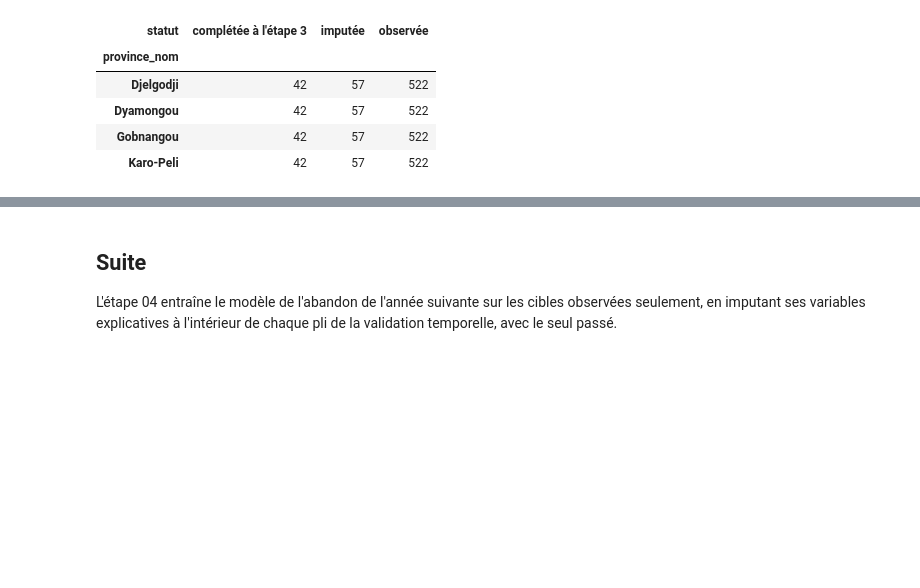
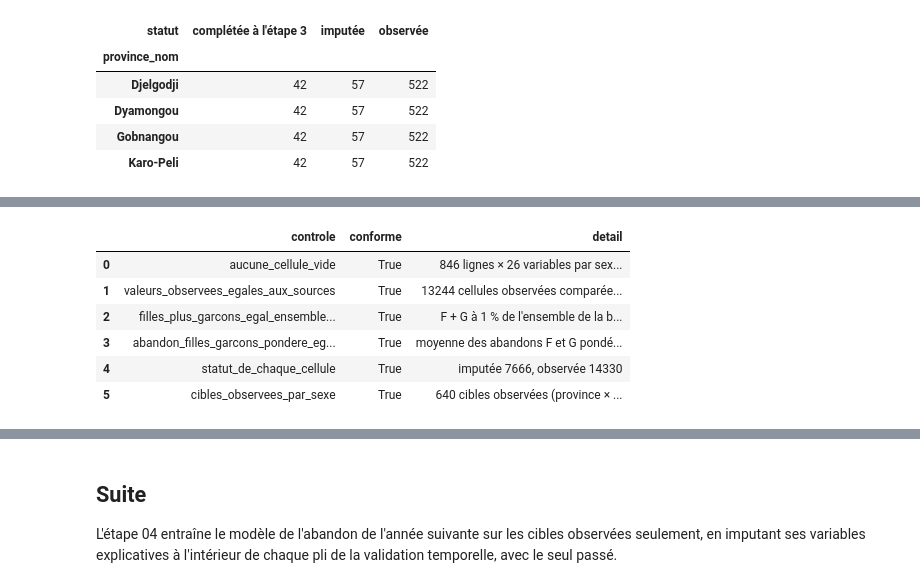
Before and after one commit to datachallenge-edu-bf/sentinelle-scolaire-defi1, a Jupyter notebook: notebooks/03b_apurement.ipynb, the cells around one changed output, grey strips where cells are left out. Cells and saved outputs as stored; diff of their text form; code cells hidden in the pictures; blank space fills up the shorter version.

```diff
--- a/notebooks/03b_apurement.ipynb
+++ b/notebooks/03b_apurement.ipynb
@@ -204,0 +211,10 @@ pd.crosstab(scindees["province_nom"], scindees["statut"])
+# %%
+tables["controles_apurement_par_sexe"]
+# %% [output]
+|  | controle | conforme | detail |
+| 0 | aucune_cellule_vide | True | 846 lignes × 26 variables par sex... |
+| 1 | valeurs_observees_egales_aux_sources | True | 13244 cellules observées comparée... |
+| 2 | filles_plus_garcons_egal_ensemble... | True | F + G à 1 % de l'ensemble de la b... |
+| 3 | abandon_filles_garcons_pondere_eg... | True | moyenne des abandons F et G pondé... |
+| 4 | statut_de_chaque_cellule | True | imputée 7666, observée 14330 |
+| 5 | cibles_observees_par_sexe | True | 640 cibles observées (province × ... |
```
Also changed, not shown: parts of 5 cells of this notebook, 8 other files.
